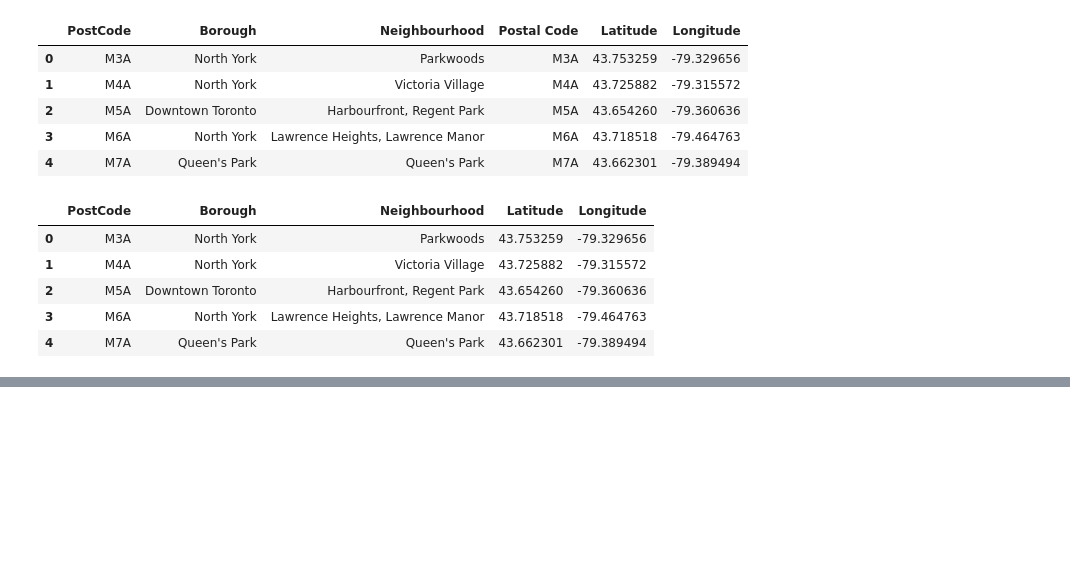
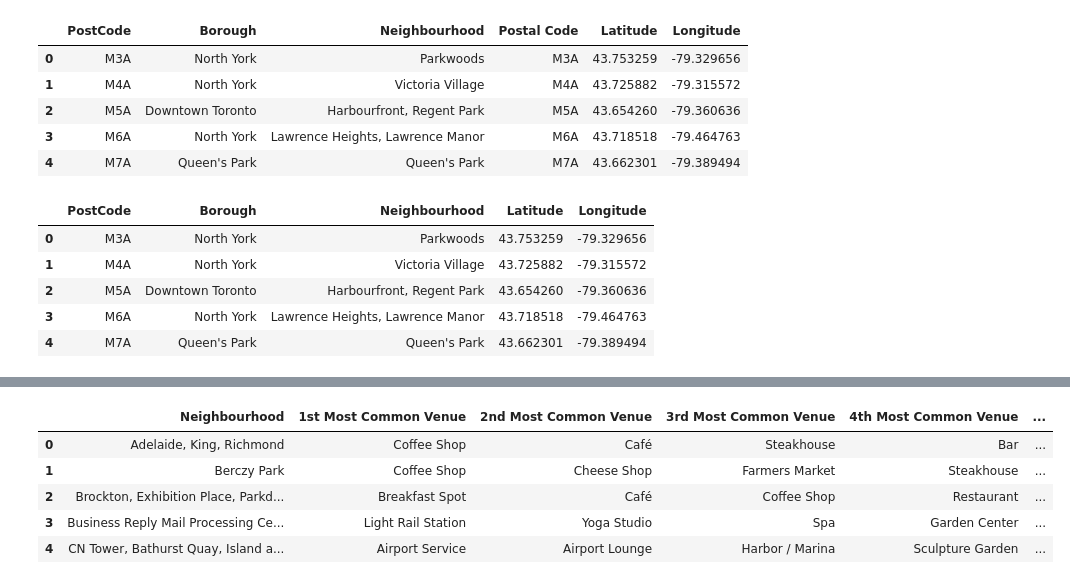
Before and after one commit to qc1026/QCGIT, a Jupyter notebook: Toronto Neighbourhood.ipynb, the cells around one changed output, grey strips where cells are left out. Saved outputs shown, nothing was run; the diff lists cells and outputs as text; code cells hidden in the pictures; blank space fills up the shorter version.

```diff
--- a/Toronto Neighbourhood.ipynb
+++ b/Toronto Neighbourhood.ipynb
@@ -137,0 +337,5 @@ df_merged.head()
+# %%
+def return_most_common_venues(row, num_top_venues):
+    row_categories = row.iloc[1:]
+    row_categories_sorted = row_categories.sort_values(ascending=False)
+    return row_categories_sorted.index.values[0:num_top_venues]
@@ -137,0 +370,28 @@ df_merged.head()
+# %%
+num_top_venues = 5
+
+indicators = ['st', 'nd', 'rd']
+
+# create columns according to number of top venues
+columns = ['Neighbourhood']
+for ind in np.arange(num_top_venues):
+    try:
+        columns.append('{}{} Most Common Venue'.format(ind+1, indicators[ind]))
+    except:
+        columns.append('{}th Most Common Venue'.format(ind+1))
+
+# create a new dataframe
+neighborhoods_venues_sorted = pd.DataFrame(columns=columns)
+neighborhoods_venues_sorted['Neighbourhood'] = toronto_grouped['Neighbourhood']
+
+for ind in np.arange(toronto_grouped.shape[0]):
+    neighborhoods_venues_sorted.iloc[ind, 1:] = return_most_common_venues(toronto_grouped.iloc[ind, :], num_top_venues)
+
+neighborhoods_venues_sorted.head()
+# %% [output]
+|  | Neighbourhood | 1st Most Common Venue | 2nd Most Common Venue | 3rd Most Common Venue | 4th Most Common Venue | ... |
+| 0 | Adelaide, King, Richmond | Coffee Shop | Café | Steakhouse | Bar | ... |
+| 1 | Berczy Park | Coffee Shop | Cheese Shop | Farmers Market | Steakhouse | ... |
+| 2 | Brockton, Exhibition Place, Parkd... | Breakfast Spot | Café | Coffee Shop | Restaurant | ... |
+| 3 | Business Reply Mail Processing Ce... | Light Rail Station | Yoga Studio | Spa | Garden Center | ... |
+| 4 | CN Tower, Bathurst Quay, Island a... | Airport Service | Airport Lounge | Harbor / Marina | Sculpture Garden | ... |
```
Also changed, not shown: parts of 27 cells of this notebook.
